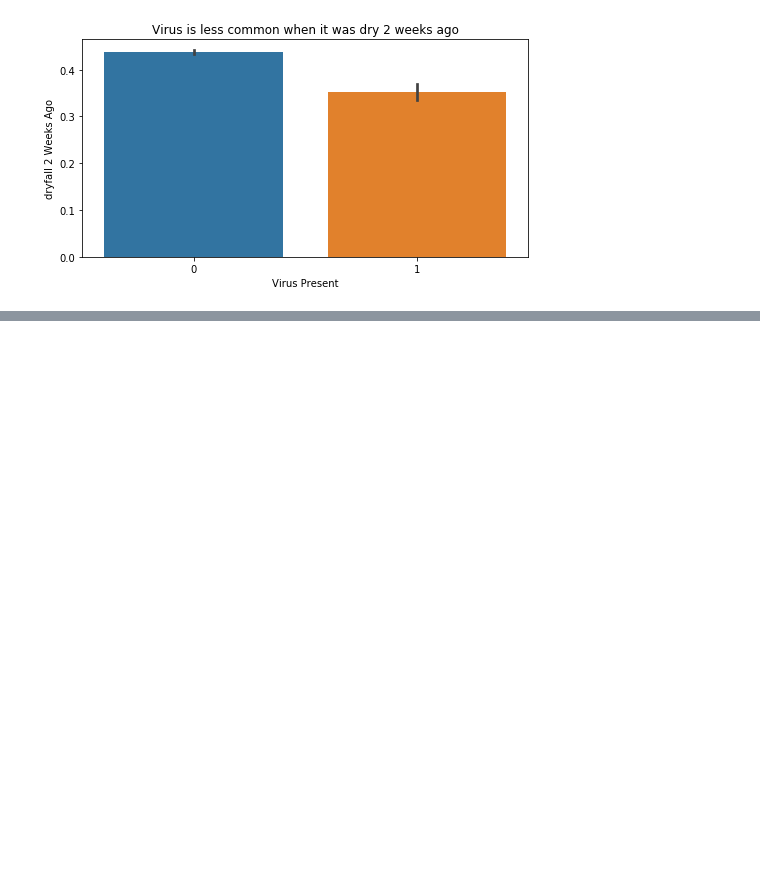
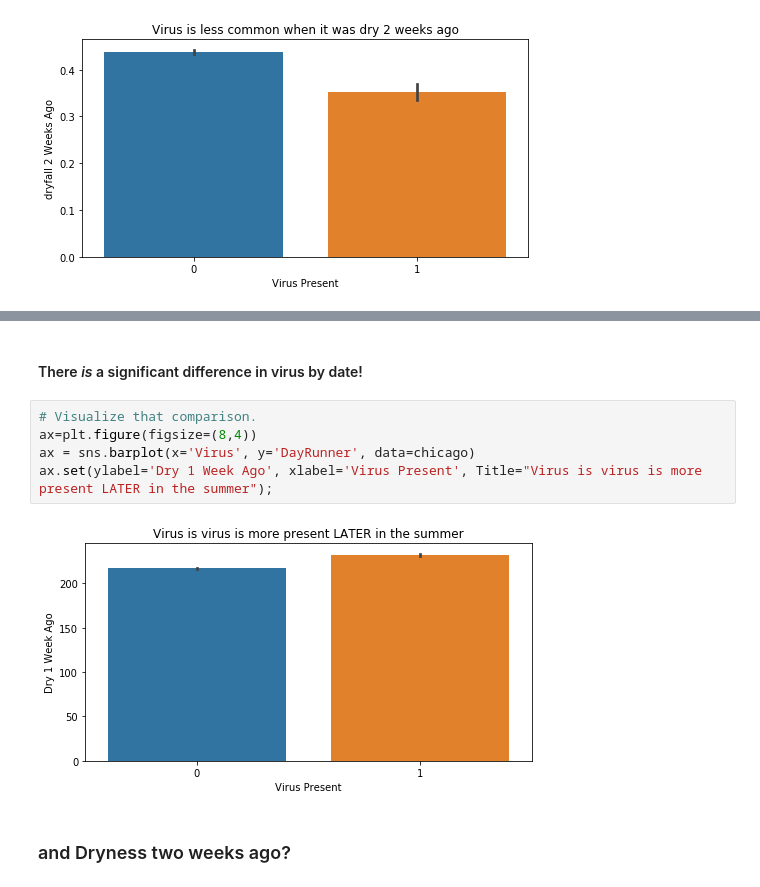
Before and after one commit to austinlasseter/West_Nile_Virus_032108, a Jupyter notebook: Austin/03 - Exploratory Analysis.ipynb, the cells around one changed output, grey strips where cells are left out. Drawn from its saved outputs; the diff is of its cells as text; blank space fills up the shorter version.

```diff
--- a/Austin/03 - Exploratory Analysis.ipynb
+++ b/Austin/03 - Exploratory Analysis.ipynb
@@ -274,0 +301,11 @@ ax.set(ylabel='dryfall 2 Weeks Ago', xlabel='Virus Present',
+# %% [markdown]
+#### There *is* a significant difference in virus by date!
+# %%
+# Visualize that comparison.
+ax=plt.figure(figsize=(8,4))
+ax = sns.barplot(x='Virus', y='DayRunner', data=chicago)
+ax.set(ylabel='Dry 1 Week Ago', xlabel='Virus Present', Title="Virus is virus is more present LATER in the summer");
+# %% [output]
+[figure, added]
+# %% [markdown]
+### and Dryness two weeks ago?
```
Also changed, not shown: parts of 6 cells of this notebook, 4 other files.
